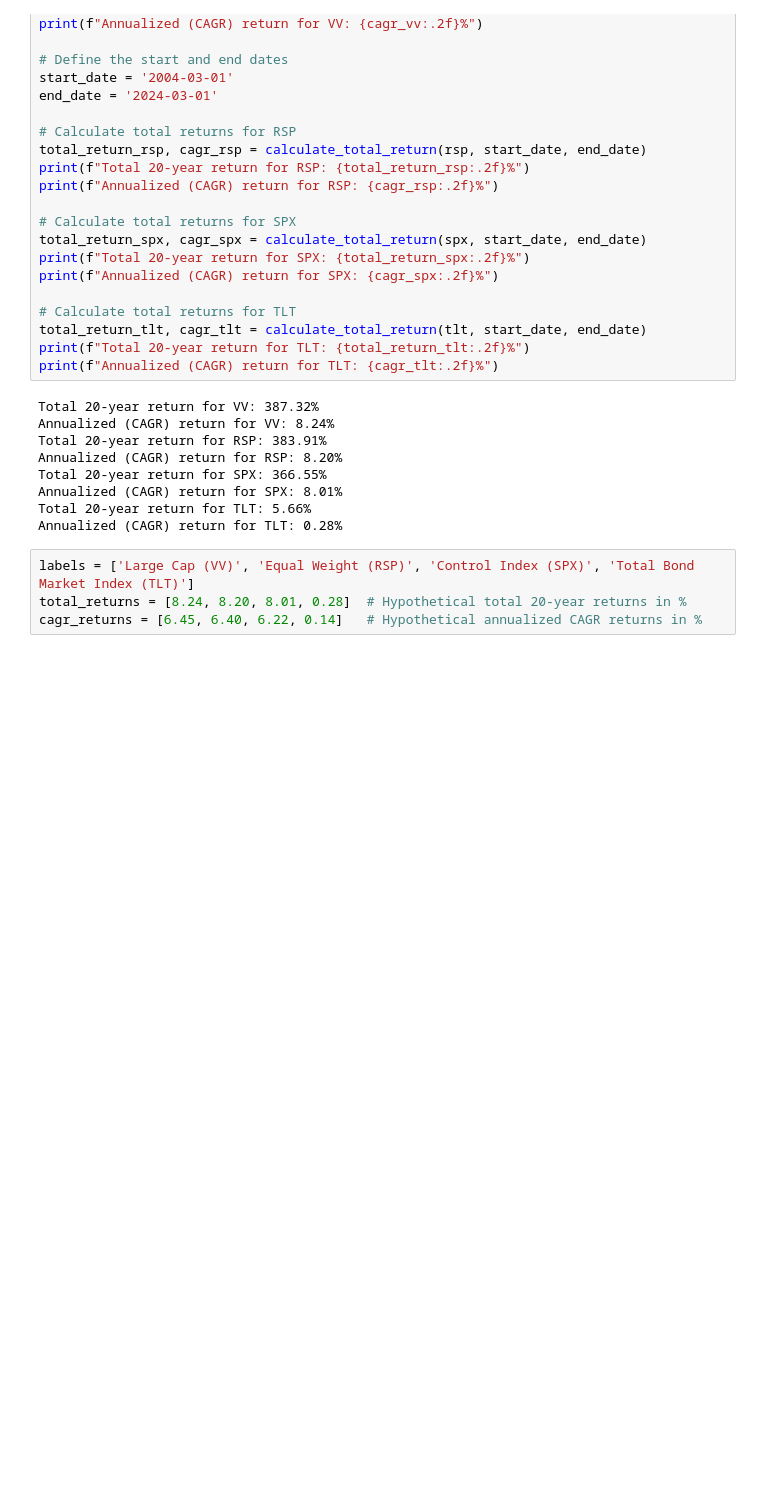
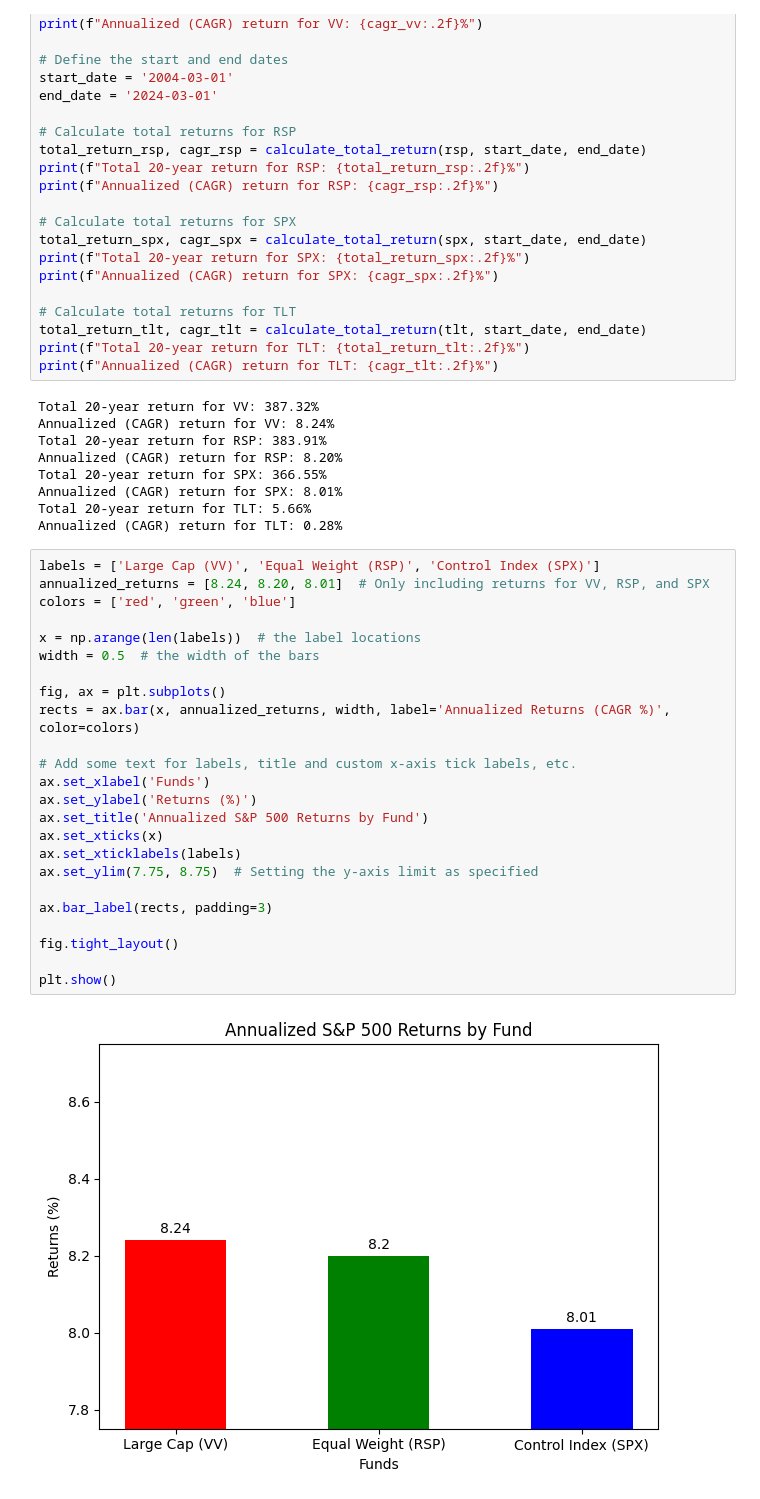
Before and after one commit to blakeziegler/AssetAllocationProj, a Jupyter notebook: Python/analysis.ipynb, the cells around one changed output. Drawn from its saved outputs; the diff is of its cells as text; blank space fills up the shorter version.

```diff
--- a/Python/analysis.ipynb
+++ b/Python/analysis.ipynb
@@ -113,7 +114,29 @@ Total 20-year return for SPX: 366.55%
 Annualized (CAGR) return for SPX: 8.01%
 Total 20-year return for TLT: 5.66%
 Annualized (CAGR) return for TLT: 0.28%
-# %%
-labels = ['Large Cap (VV)', 'Equal Weight (RSP)', 'Control Index (SPX)', 'Total Bond Market Index (TLT)']
-total_returns = [8.24, 8.20, 8.01, 0.28]  # Hypothetical total 20-year returns in %
-cagr_returns = [6.45, 6.40, 6.22, 0.14]   # Hypothetical annualized CAGR returns in %
+# %%
+labels = ['Large Cap (VV)', 'Equal Weight (RSP)', 'Control Index (SPX)']
+annualized_returns = [8.24, 8.20, 8.01]  # Only including returns for VV, RSP, and SPX
+colors = ['red', 'green', 'blue']
+
+x = np.arange(len(labels))  # the label locations
+width = 0.5  # the width of the bars
+
+fig, ax = plt.subplots()
+rects = ax.bar(x, annualized_returns, width, label='Annualized Returns (CAGR %)', color=colors)
+
+# Add some text for labels, title and custom x-axis tick labels, etc.
+ax.set_xlabel('Funds')
+ax.set_ylabel('Returns (%)')
+ax.set_title('Annualized S&P 500 Returns by Fund')
+ax.set_xticks(x)
+ax.set_xticklabels(labels)
+ax.set_ylim(7.75, 8.75)  # Setting the y-axis limit as specified
+
+ax.bar_label(rects, padding=3)
+
+fig.tight_layout()
+
+plt.show()
+# %% [output]
+[figure, added]
```
Also changed, not shown: parts of 3 cells of this notebook, 2 other files.
